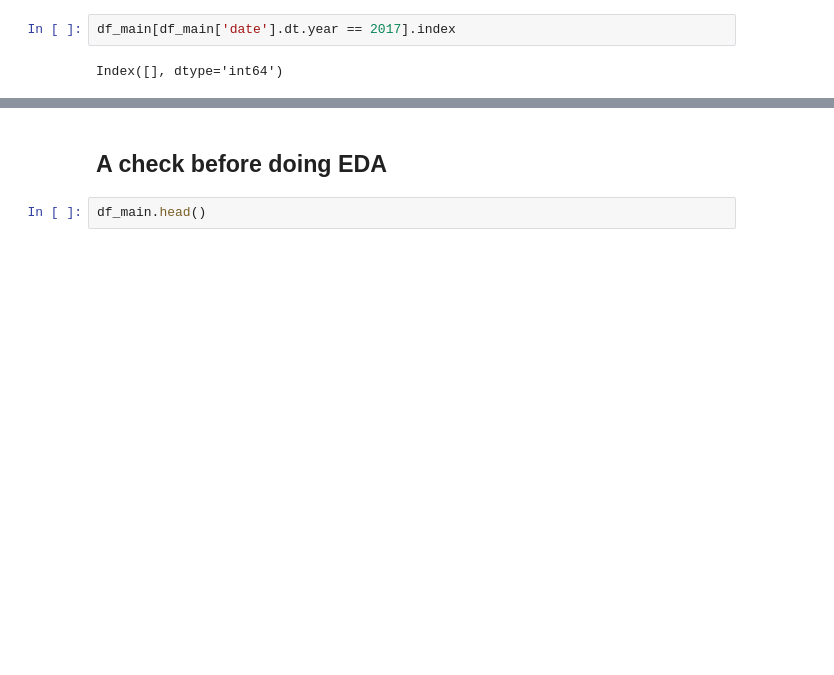
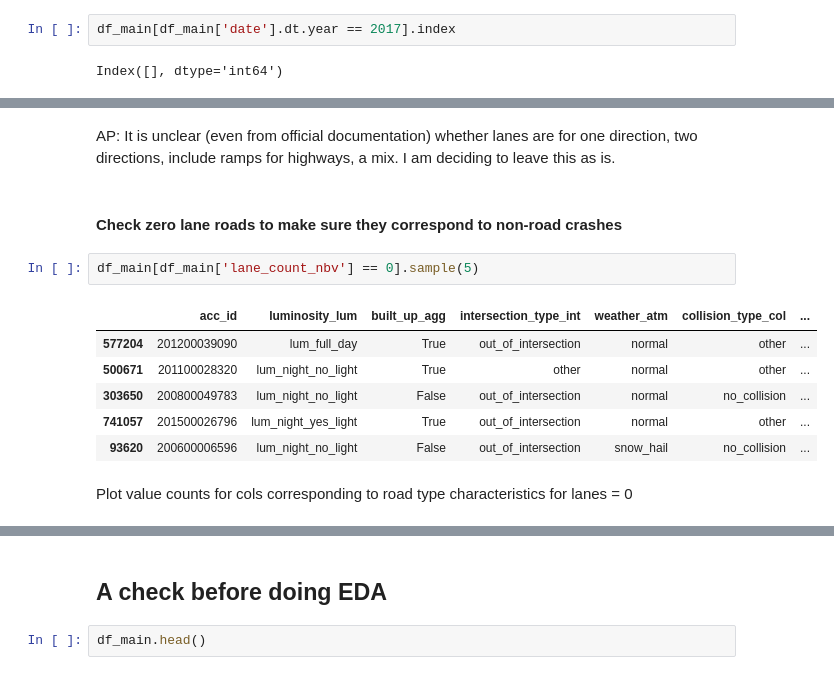
Before and after one commit to August-JF-Perez/AugustP_Crash_Location_Characterization, a Jupyter notebook: Capstone 3 Data Wrangling and EDA.ipynb, the cells around one changed output, grey strips where cells are left out. Saved outputs shown, nothing was run; the diff lists cells and outputs as text; blank space fills up the shorter version.

```diff
--- a/Capstone 3 Data Wrangling and EDA.ipynb
+++ b/Capstone 3 Data Wrangling and EDA.ipynb
@@ -2030,0 +1980,15 @@ for col in ['built_up_agg', 'intersection_type_int', 'road_category_catr', 'road
+# %% [markdown]
+AP: It is unclear (even from official documentation) whether lanes are for one direction, two directions, include ramps for highways, a mix. I am deciding to leave this as is.
+# %% [markdown]
+#### Check zero lane roads to make sure they correspond to non-road crashes
+# %%
+df_main[df_main['lane_count_nbv'] == 0].sample(5)
+# %% [output]
+|  | acc_id | luminosity_lum | built_up_agg | intersection_type_int | weather_atm | collision_type_col | ... |
+| 577204 | 201200039090 | lum_full_day | True | out_of_intersection | normal | other | ... |
+| 500671 | 201100028320 | lum_night_no_light | True | other | normal | other | ... |
+| 303650 | 200800049783 | lum_night_no_light | False | out_of_intersection | normal | no_collision | ... |
+| 741057 | 201500026796 | lum_night_yes_light | True | out_of_intersection | normal | other | ... |
+| 93620 | 200600006596 | lum_night_no_light | False | out_of_intersection | snow_hail | no_collision | ... |
+# %% [markdown]
+Plot value counts for cols corresponding to road type characteristics for lanes = 0
```
Also changed, not shown: parts of 28 cells of this notebook.
